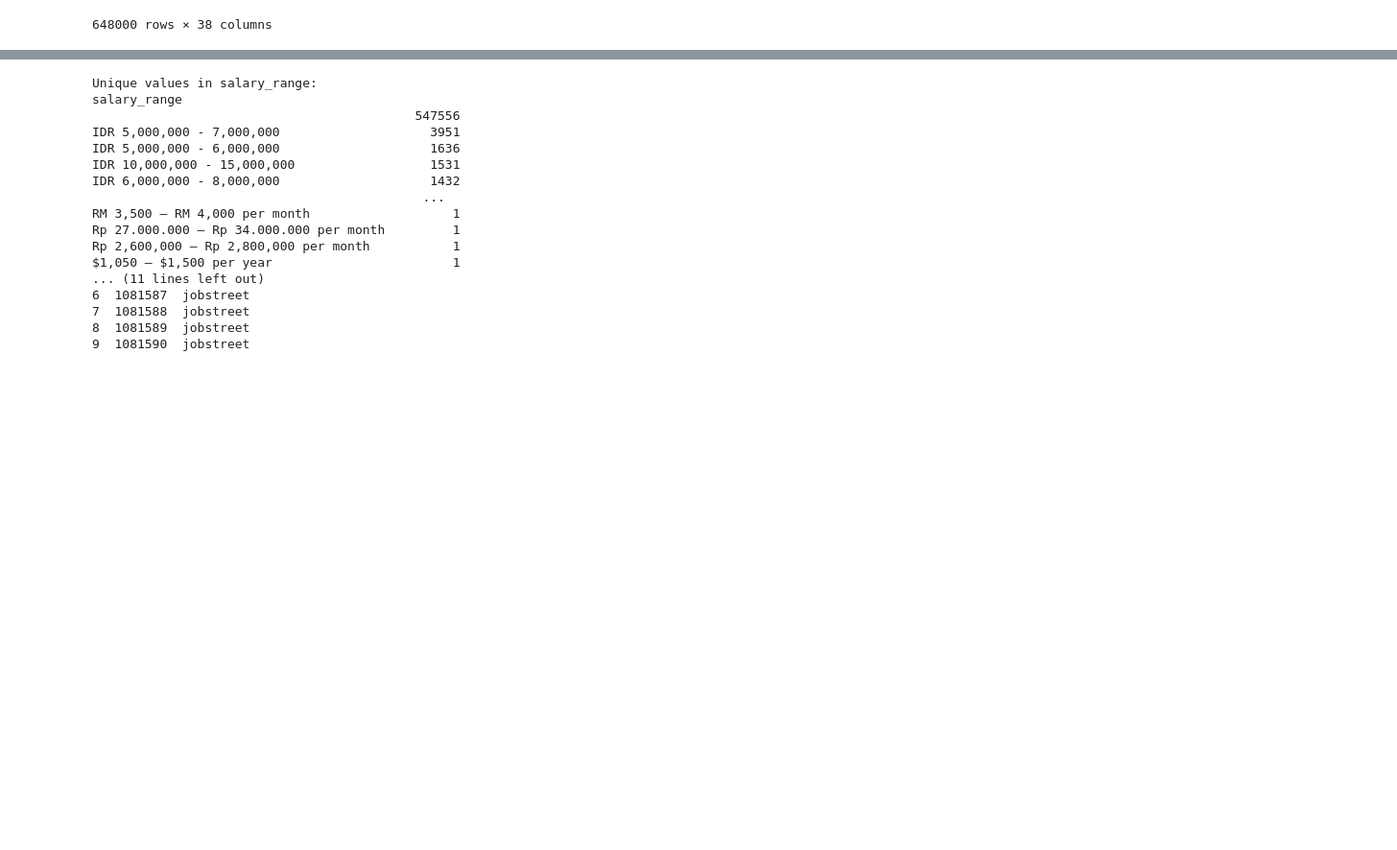
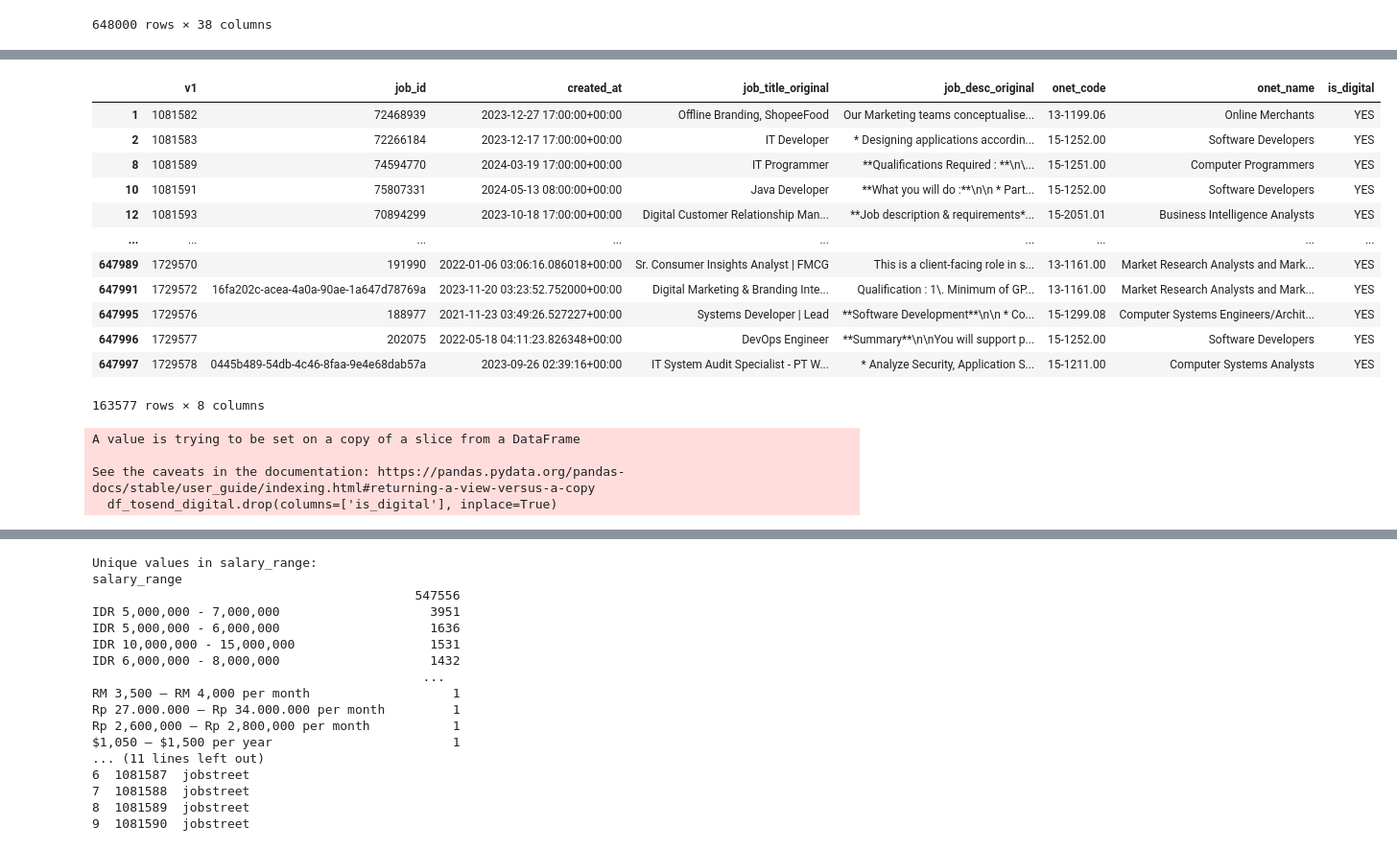
Before and after one commit to akmaalsh/2024w_DigitalSkills, a Jupyter notebook: 01 Code/01 Province_analysis_cleaned.ipynb, the cells around one changed output, grey strips where cells are left out. Shown at 96% size. Cells and saved outputs as stored; diff of their text form; code cells hidden in the pictures; blank space fills up the shorter version.

```diff
--- a/01 Code/01 Province_analysis_cleaned.ipynb
+++ b/01 Code/01 Province_analysis_cleaned.ipynb
@@ -51,0 +84,4 @@ df
+# %%
+df_digital = pd.read_excel('/Users/shldnakmal/Local Documents/PROSPERA (Local)/01_Digital Skills/db_v4/df_full_onet_digital.xlsx')
+# %%
+df_digital = df_digital[['Code', 'is_digital']]
@@ -51,0 +104,2 @@ df
+# %%
+df_digital.rename(columns={'Code': 'onet_code'}, inplace=True)
@@ -51,0 +122,6 @@ df
+# %%
+# Merge df_tosend with df_digital on onet_code
+df_tosend_digital = pd.merge(df_tosend, df_digital, on='onet_code', how='left')
+
+# Display the merged dataframe
+df_tosend_digital
@@ -51,0 +142,27 @@ df
+# %%
+# Filter the dataframe to keep only rows where is_digital is 'YES'
+df_tosend_digital = df_tosend_digital[df_tosend_digital['is_digital'] == 'YES']
+
+# Display the filtered dataframe
+df_tosend_digital
+# %% [output]
+|  | v1 | job_id | created_at | job_title_original | job_desc_original | onet_code | onet_name | is_digital |
+| 1 | 1081582 | 72468939 | 2023-12-27 17:00:00+00:00 | Offline Branding, ShopeeFood | Our Marketing teams conceptualise... | 13-1199.06 | Online Merchants | YES |
+| 2 | 1081583 | 72266184 | 2023-12-17 17:00:00+00:00 | IT Developer | * Designing applications accordin... | 15-1252.00 | Software Developers | YES |
+| 8 | 1081589 | 74594770 | 2024-03-19 17:00:00+00:00 | IT Programmer | **Qualifications Required : **\n\... | 15-1251.00 | Computer Programmers | YES |
+| 10 | 1081591 | 75807331 | 2024-05-13 08:00:00+00:00 | Java Developer | **What you will do :**\n\n * Part... | 15-1252.00 | Software Developers | YES |
+| 12 | 1081593 | 70894299 | 2023-10-18 17:00:00+00:00 | Digital Customer Relationship Man... | **Job description & requirements*... | 15-2051.01 | Business Intelligence Analysts | YES |
+| ... | ... | ... | ... | ... | ... | ... | ... | ... |
+| 647989 | 1729570 | 191990 | 2022-01-06 03:06:16.086018+00:00 | Sr. Consumer Insights Analyst | FMCG | This is a client-facing role in s... | 13-1161.00 | Market Research Analysts and Mark... | YES |
+| 647991 | 1729572 | 16fa202c-acea-4a0a-90ae-1a647d78769a | 2023-11-20 03:23:52.752000+00:00 | Digital Marketing & Branding Inte... | Qualification : 1\. Minimum of GP... | 13-1161.00 | Market Research Analysts and Mark... | YES |
+| 647995 | 1729576 | 188977 | 2021-11-23 03:49:26.527227+00:00 | Systems Developer | Lead | **Software Development**\n\n * Co... | 15-1299.08 | Computer Systems Engineers/Archit... | YES |
+| 647996 | 1729577 | 202075 | 2022-05-18 04:11:23.826348+00:00 | DevOps Engineer | **Summary**\n\nYou will support p... | 15-1252.00 | Software Developers | YES |
+| 647997 | 1729578 | 0445b489-54db-4c46-8faa-9e4e68dab57a | 2023-09-26 02:39:16+00:00 | IT System Audit Specialist - PT W... | * Analyze Security, Application S... | 15-1211.00 | Computer Systems Analysts | YES |
+163577 rows × 8 columns
+# %%
+df_tosend_digital.drop(columns=['is_digital'], inplace=True)
+# %% [output]
+A value is trying to be set on a copy of a slice from a DataFrame
+
+See the caveats in the documentation: https://pandas.pydata.org/pandas-docs/stable/user_guide/indexing.html#returning-a-view-versus-a-copy
+  df_tosend_digital.drop(columns=['is_digital'], inplace=True)
```
Also changed, not shown: parts of 10 cells of this notebook.
